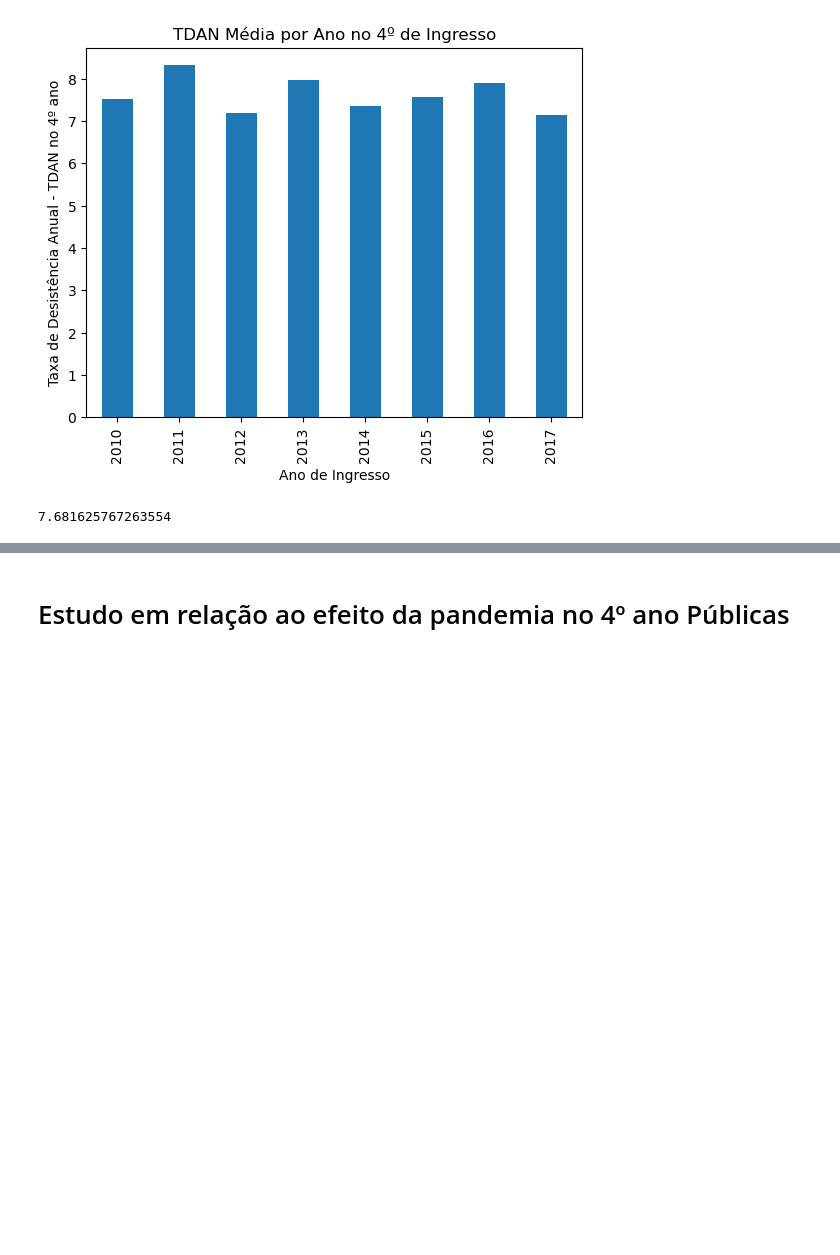
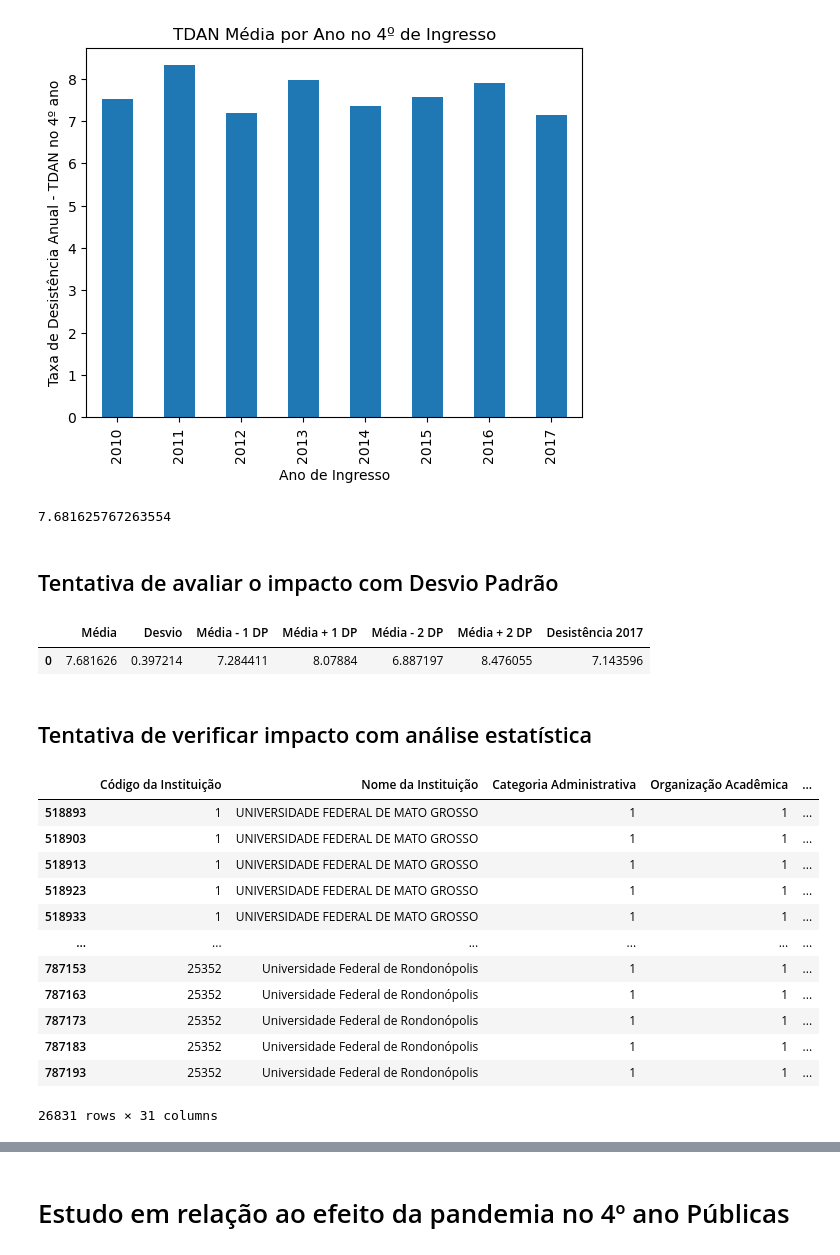
Before and after one commit to tcc-drtm-univesp/analise-dados-evasao, a Jupyter notebook: notebooks/Efeito da Pandemia.ipynb, the cells around one changed output, grey strips where cells are left out. Cells and saved outputs as stored; diff of their text form; code cells hidden in the pictures; blank space fills up the shorter version.

Commit message:
Análise do Efeito da Pandemia usando variação em desvios-padrão

```diff
--- a/notebooks/Efeito da Pandemia.ipynb
+++ b/notebooks/Efeito da Pandemia.ipynb
@@ -70,3 +71,5 @@ Text(0.5, 1.0, 'TDAN Média por Ano no 4º de Ingresso')
 desistencia_media_por_turma_ingresso[:-1].mean()
 # %% [output]
 7.681625767263554
+# %% [markdown]
+## Tentativa de avaliar o impacto com Desvio Padrão
@@ -72,0 +84,37 @@ desistencia_media_por_turma_ingresso[:-1].mean()
+# %%
+# Definindo o dicionário com os valores do registro
+data = {'Média': [media],
+        'Desvio': [desvio],
+        'Média - 1 DP': [media - desvio],
+        'Média + 1 DP': [media + desvio],
+        'Média - 2 DP': [limiar_inf_2dp],
+        'Média + 2 DP': [limiar_sup_2dp],
+        'Desistência 2017':tdan_2017_4ano}
+
+# Criando o DataFrame a partir do dicionário
+df_diferenca = pd.DataFrame(data)
+
+# Exibindo o DataFrame
+df_diferenca
+# %% [output]
+|  | Média | Desvio | Média - 1 DP | Média + 1 DP | Média - 2 DP | Média + 2 DP | Desistência 2017 |
+| 0 | 7.681626 | 0.397214 | 7.284411 | 8.07884 | 6.887197 | 8.476055 | 7.143596 |
+# %% [markdown]
+## Tentativa de verificar impacto com análise estatística
+# %%
+df4_ano_ingresso2012 = df_4ano[df_4ano['Ano de Ingresso'] == 2012]
+df4_ano_ingresso2012
+# %% [output]
+|  | Código da Instituição | Nome da Instituição | Categoria Administrativa | Organização Acadêmica | ... |
+| 518893 | 1 | UNIVERSIDADE FEDERAL DE MATO GROSSO | 1 | 1 | ... |
+| 518903 | 1 | UNIVERSIDADE FEDERAL DE MATO GROSSO | 1 | 1 | ... |
+| 518913 | 1 | UNIVERSIDADE FEDERAL DE MATO GROSSO | 1 | 1 | ... |
+| 518923 | 1 | UNIVERSIDADE FEDERAL DE MATO GROSSO | 1 | 1 | ... |
+| 518933 | 1 | UNIVERSIDADE FEDERAL DE MATO GROSSO | 1 | 1 | ... |
+| ... | ... | ... | ... | ... | ... |
+| 787153 | 25352 | Universidade Federal de Rondonópolis | 1 | 1 | ... |
+| 787163 | 25352 | Universidade Federal de Rondonópolis | 1 | 1 | ... |
+| 787173 | 25352 | Universidade Federal de Rondonópolis | 1 | 1 | ... |
+| 787183 | 25352 | Universidade Federal de Rondonópolis | 1 | 1 | ... |
+| 787193 | 25352 | Universidade Federal de Rondonópolis | 1 | 1 | ... |
+26831 rows × 31 columns
```
Also changed, not shown: parts of 122 cells of this notebook, 1 other file.
